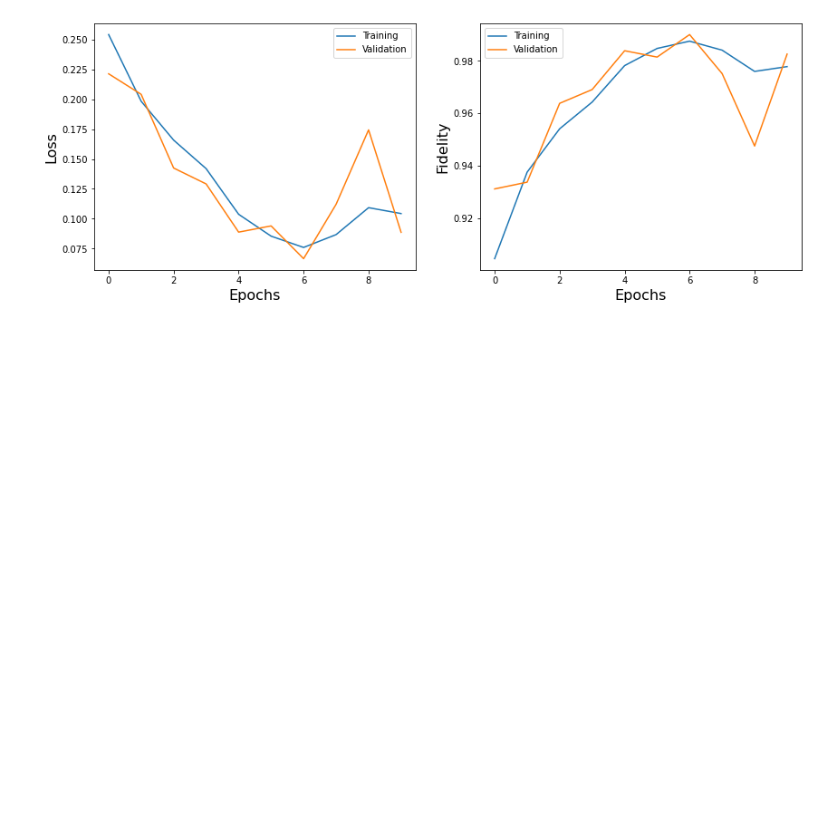
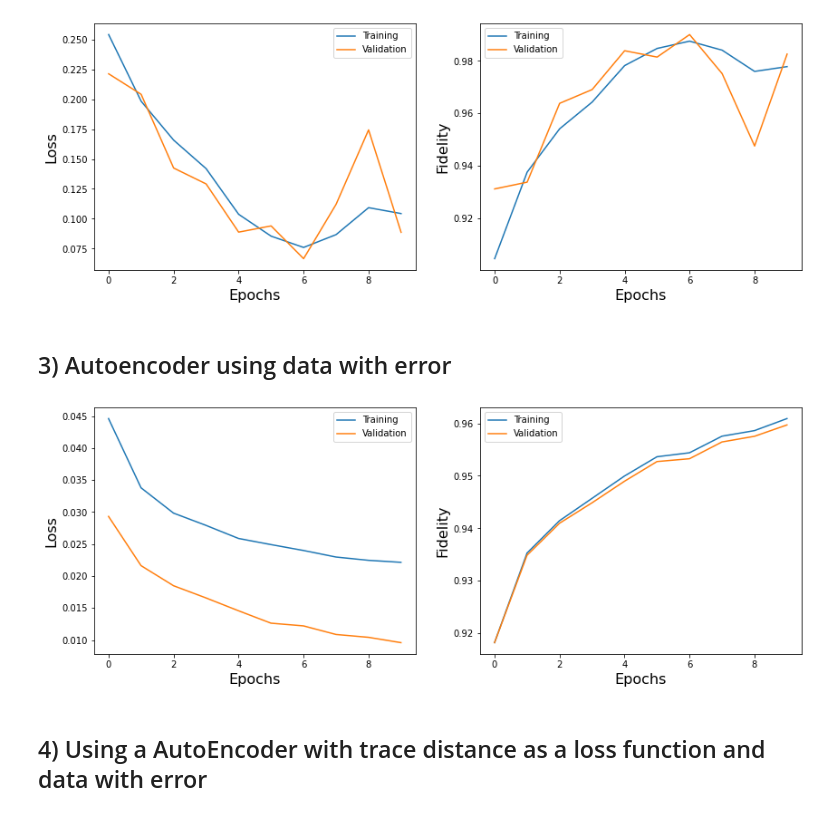
Before and after one commit to nahumsa/DM-Reconstruction, a Jupyter notebook: Autoencoder Benchmark.ipynb, the cells around one changed output. Drawn from its saved outputs; the diff is of its cells as text; code cells hidden in the pictures; blank space fills up the shorter version.

Commit message:
Added reconstruction with error

```diff
--- a/Autoencoder Benchmark.ipynb
+++ b/Autoencoder Benchmark.ipynb
@@ -190,3 +190,24 @@ if save:
   np.savetxt('Results/TAE/TAE_Loss.txt', loss_epochs)
   np.savetxt('Results/TAE/val_TAE_Fidelity.txt', val_fidelity_epochs)
   np.savetxt('Results/TAE/val_TAE_Loss.txt', val_loss_epochs)
+# %% [markdown]
+## 3) Autoencoder using data with error
+# %%
+X_train = np.loadtxt('Data/Measurements_pi6/X_train.txt')
+Y_train = np.loadtxt('Data/Measurements_pi6/Y_train.txt')
+X_test = np.loadtxt('Data/Measurements_pi6/X_test.txt')
+Y_test = np.loadtxt('Data/Measurements_pi6/Y_test.txt')
+# %%
+from Models.AE import AutoEncoder
+latent_dim = 20
+input_dim = X_train.shape[1]
+hidden_dims = [64,128,256]
+batchsize = 32
+dropout_rate=0.3
+
+AE = AutoEncoder(original_dim=input_dim,
+            intermediate_dim= hidden_dims,
+            latent_dim=latent_dim,
+            dropout_rate=dropout_rate)
+
+AE.compile(optimizer="adam", loss="mse", metrics=["mae"])
@@ -192,0 +253,24 @@ if save:
+# %%
+epochs = range(len(loss_epochs))
+
+fig = plt.figure(figsize=(14,5))
+gs = fig.add_gridspec(1, 2)
+ax1 = fig.add_subplot(gs[0, 0])
+ax2 = fig.add_subplot(gs[0, 1])
+
+ax1.plot(epochs,loss_epochs, label='Training')
+ax1.plot(epochs,val_loss_epochs, label='Validation')
+ax1.set_xlabel('Epochs', size=16)
+ax1.set_ylabel('Loss', size=16)
+ax1.legend()
+
+ax2.plot(epochs,fidelity_epochs, label='Training')
+ax2.plot(epochs,val_fidelity_epochs, label='Validation')
+ax2.set_xlabel('Epochs', size=16)
+ax2.set_ylabel('Fidelity', size=16)
+ax2.legend()
+plt.show()
+# %% [output]
+[figure, added]
+# %% [markdown]
+## 4) Using a AutoEncoder with trace distance as a loss function and data with error
```
Also changed, not shown: parts of 6 cells of this notebook.
